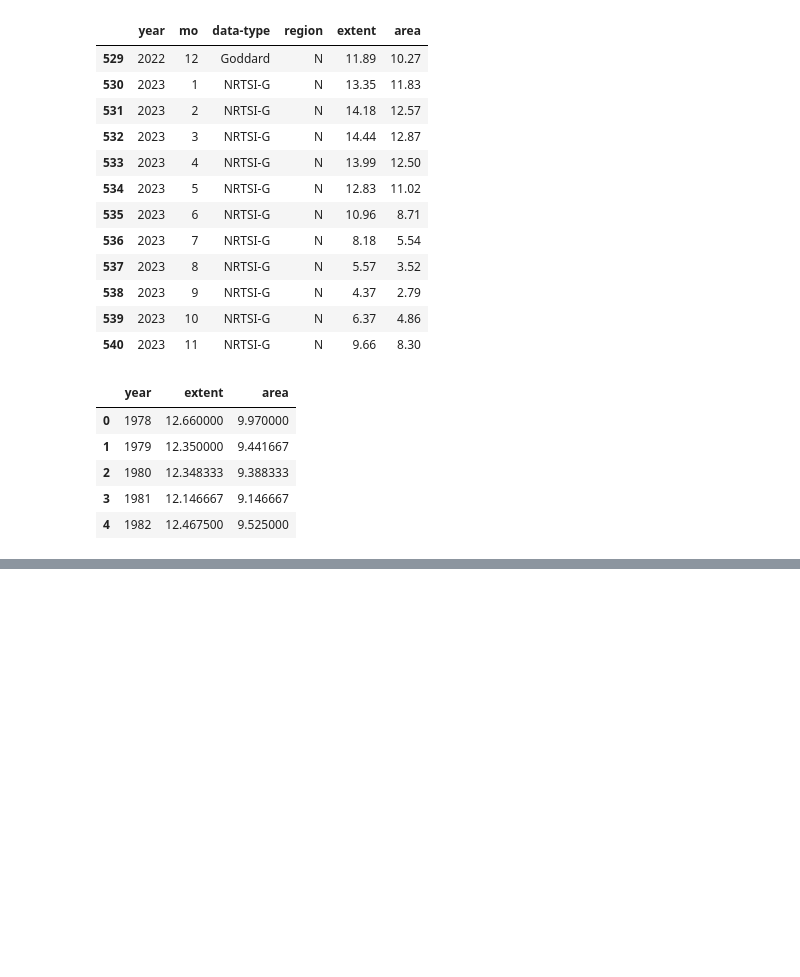
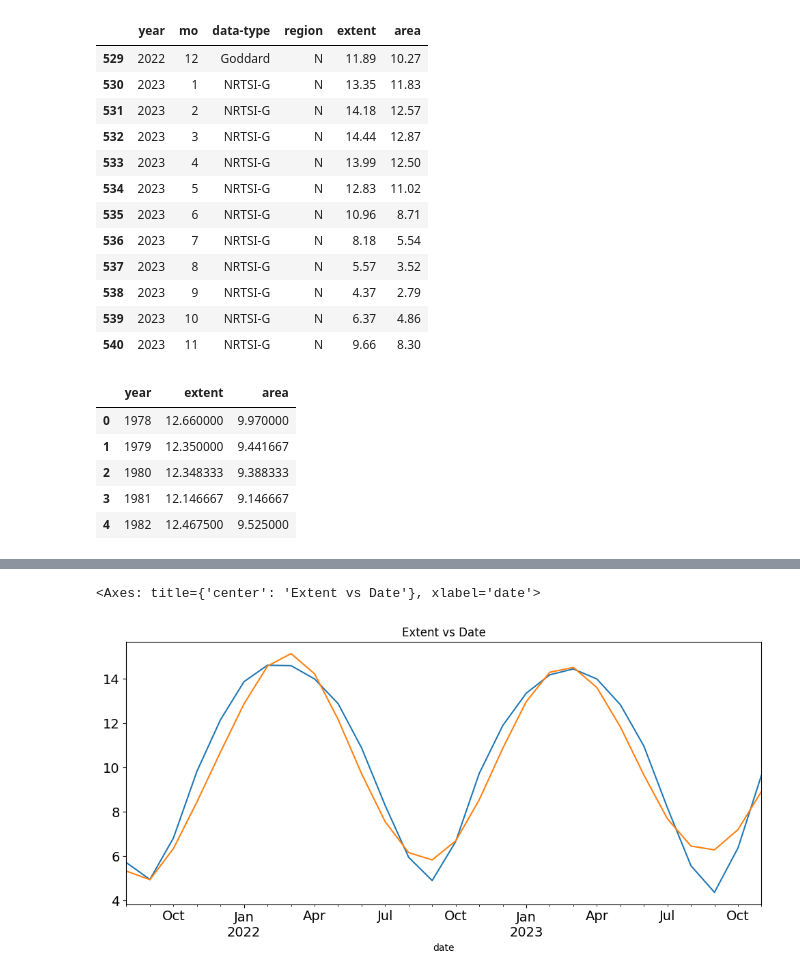
Before and after one commit to balakrish181/Arctic_ice, a Jupyter notebook: ice.ipynb, the cells around one changed output, grey strips where cells are left out. Drawn from its saved outputs; the diff is of its cells as text; code cells hidden in the pictures; blank space fills up the shorter version.

Commit message:
regressed and added arima

```diff
--- a/ice.ipynb
+++ b/ice.ipynb
@@ -61,0 +171,7 @@ plt.plot(reg['year'],reg['extent'])
+# %%
+train = data.iloc[:int(len(data)*0.95)]
+test = data.iloc[int(len(data)*0.95):]
+# %%
+model = ARIMA(train['extent'], order=(5, 1, 1))
+model = model.fit()
+model.summary()
@@ -61,0 +201,2 @@ plt.plot(reg['year'],reg['extent'])
+# %%
+predictions = model.forecast(steps=len(test))
@@ -61,0 +223,6 @@ plt.plot(reg['year'],reg['extent'])
+# %%
+test['extent'].plot(figsize=(12, 5), title='Extent vs Date', fontsize=14)
+predictions.plot()
+# %% [output]
+<Axes: title={'center': 'Extent vs Date'}, xlabel='date'>
+[figure, added]
```
Also changed, not shown: parts of 22 cells of this notebook.
